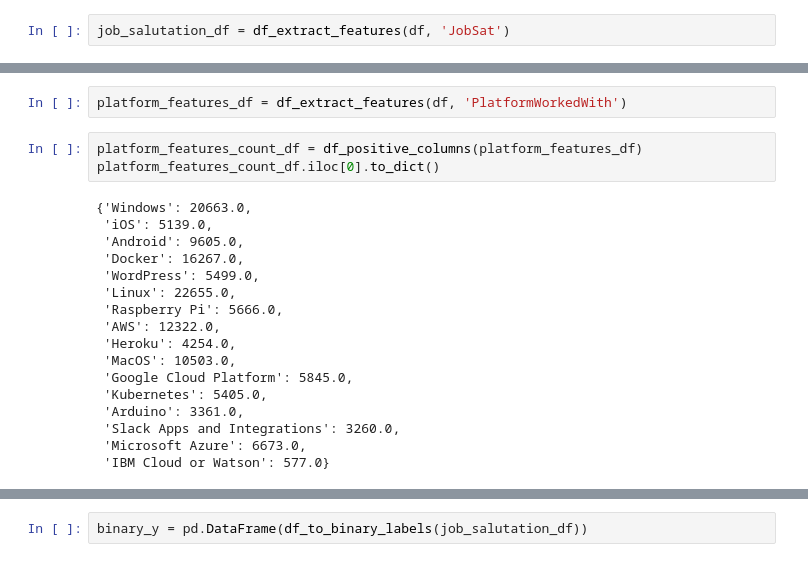
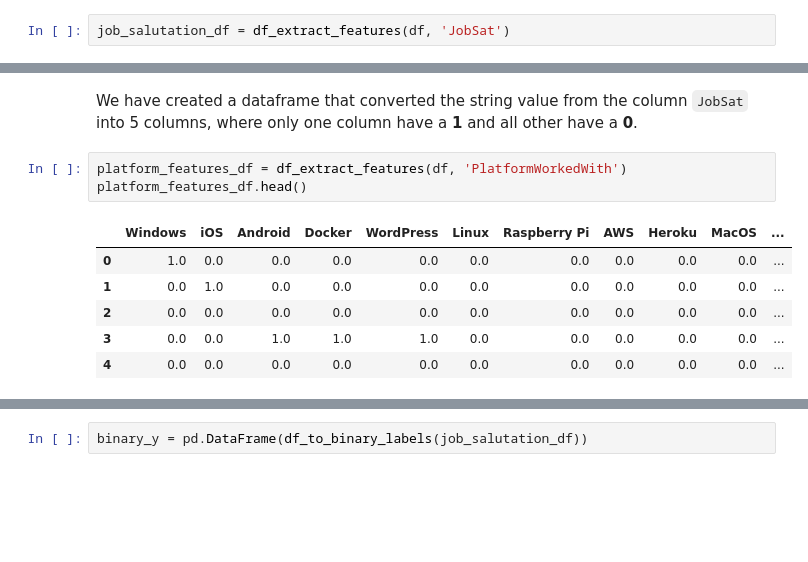
Before and after one commit to dariusgm/stackoverflow2020, a Jupyter notebook: Blog.ipynb, the cells around one changed output, grey strips where cells are left out. Saved outputs shown, nothing was run; the diff lists cells and outputs as text; blank space fills up the shorter version.

```diff
--- a/Blog.ipynb
+++ b/Blog.ipynb
@@ -244,22 +213,12 @@ plot_features(job_salutation_count_df)
+# %% [markdown]
+We have created a dataframe that converted the string value from the column `JobSat` into 5 columns, where only one column have a **1** and all other have a **0**.
 # %%
 platform_features_df = df_extract_features(df, 'PlatformWorkedWith')
+platform_features_df.head()
+# %% [output]
+|  | Windows | iOS | Android | Docker | WordPress | Linux | Raspberry Pi | AWS | Heroku | MacOS | ... |
+| 0 | 1.0 | 0.0 | 0.0 | 0.0 | 0.0 | 0.0 | 0.0 | 0.0 | 0.0 | 0.0 | ... |
+| 1 | 0.0 | 1.0 | 0.0 | 0.0 | 0.0 | 0.0 | 0.0 | 0.0 | 0.0 | 0.0 | ... |
+| 2 | 0.0 | 0.0 | 0.0 | 0.0 | 0.0 | 0.0 | 0.0 | 0.0 | 0.0 | 0.0 | ... |
+| 3 | 0.0 | 0.0 | 1.0 | 1.0 | 1.0 | 0.0 | 0.0 | 0.0 | 0.0 | 0.0 | ... |
+| 4 | 0.0 | 0.0 | 0.0 | 0.0 | 0.0 | 0.0 | 0.0 | 0.0 | 0.0 | 0.0 | ... |
-# %%
-platform_features_count_df = df_positive_columns(platform_features_df)
-platform_features_count_df.iloc[0].to_dict()
-# %% [output]
-{'Windows': 20663.0,
- 'iOS': 5139.0,
- 'Android': 9605.0,
- 'Docker': 16267.0,
- 'WordPress': 5499.0,
- 'Linux': 22655.0,
- 'Raspberry Pi': 5666.0,
- 'AWS': 12322.0,
- 'Heroku': 4254.0,
- 'MacOS': 10503.0,
- 'Google Cloud Platform': 5845.0,
- 'Kubernetes': 5405.0,
- 'Arduino': 3361.0,
- 'Slack Apps and Integrations': 3260.0,
- 'Microsoft Azure': 6673.0,
- 'IBM Cloud or Watson': 577.0}
```
Also changed, not shown: parts of 111 cells of this notebook.
